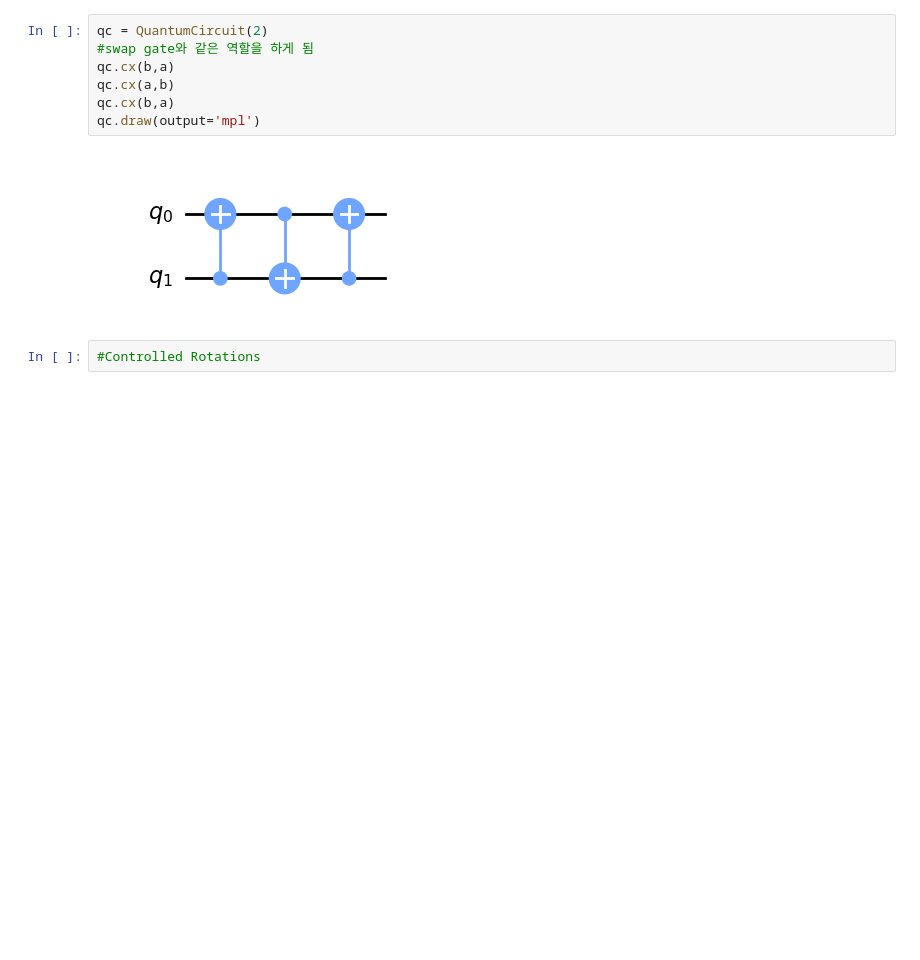
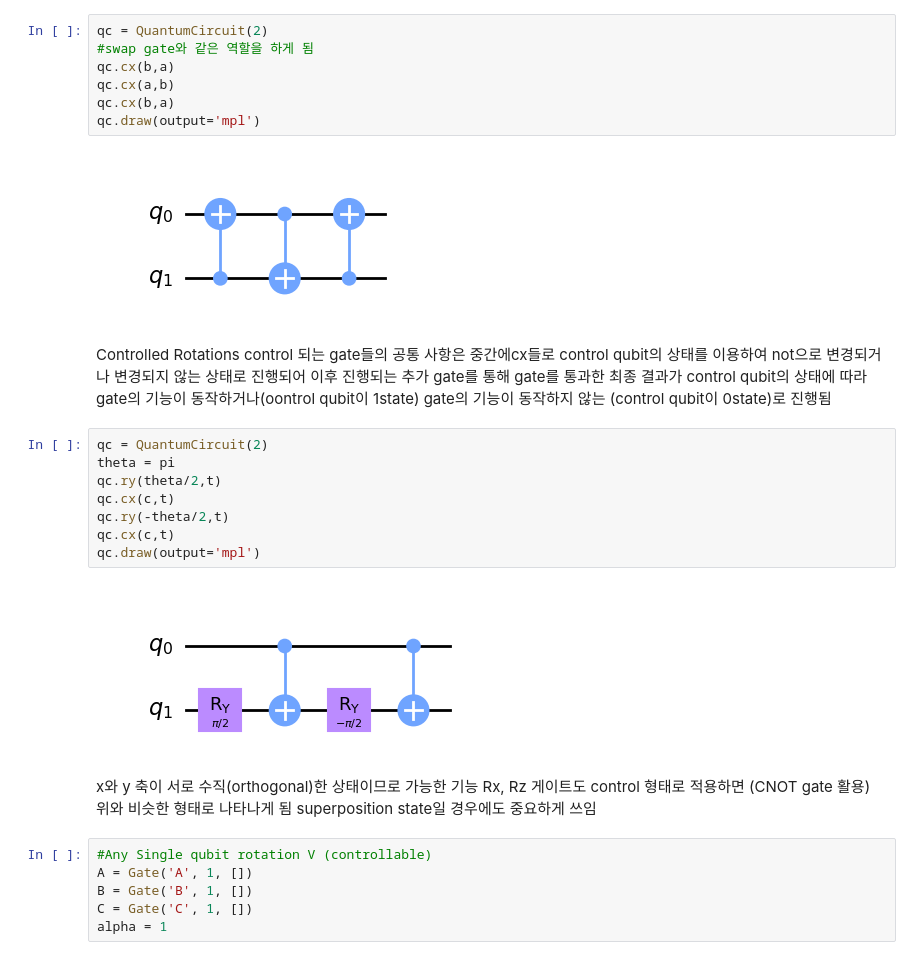
Before and after one commit to WisdomerLee/QuantumCircuit, a Jupyter notebook: SingleQubitGate/CircuitIdentities.ipynb, the cells around one changed output. Saved outputs shown, nothing was run; the diff lists cells and outputs as text; blank space fills up the shorter version.

```diff
--- a/SingleQubitGate/CircuitIdentities.ipynb
+++ b/SingleQubitGate/CircuitIdentities.ipynb
@@ -76,5 +76,29 @@ qc.cx(b,a)
 qc.draw(output='mpl')
 # %% [output]
 [figure]
-# %%
-#Controlled Rotations
+# %% [markdown]
+Controlled Rotations
+control 되는 gate들의 공통 사항은 중간에cx들로 control qubit의 상태를 이용하여 not으로 변경되거나 변경되지 않는 상태로 진행되어
+이후 진행되는 추가 gate를 통해 gate를 통과한 최종 결과가 control qubit의 상태에 따라 gate의 기능이 동작하거나(oontrol qubit이 1state)
+gate의 기능이 동작하지 않는 (control qubit이 0state)로 진행됨
+# %%
+qc = QuantumCircuit(2)
+theta = pi
+qc.ry(theta/2,t)
+qc.cx(c,t)
+qc.ry(-theta/2,t)
+qc.cx(c,t)
+qc.draw(output='mpl')
+# %% [output]
+[figure, added]
+# %% [markdown]
+x와 y 축이 서로 수직(orthogonal)한 상태이므로 가능한 기능
+Rx, Rz 게이트도 control 형태로 적용하면 (CNOT gate 활용)
+위와 비슷한 형태로 나타나게 됨
+superposition state일 경우에도 중요하게 쓰임
+# %%
+#Any Single qubit rotation V (controllable)
+A = Gate('A', 1, [])
+B = Gate('B', 1, [])
+C = Gate('C', 1, [])
+alpha = 1
```
Also changed, not shown: parts of 15 cells of this notebook.
